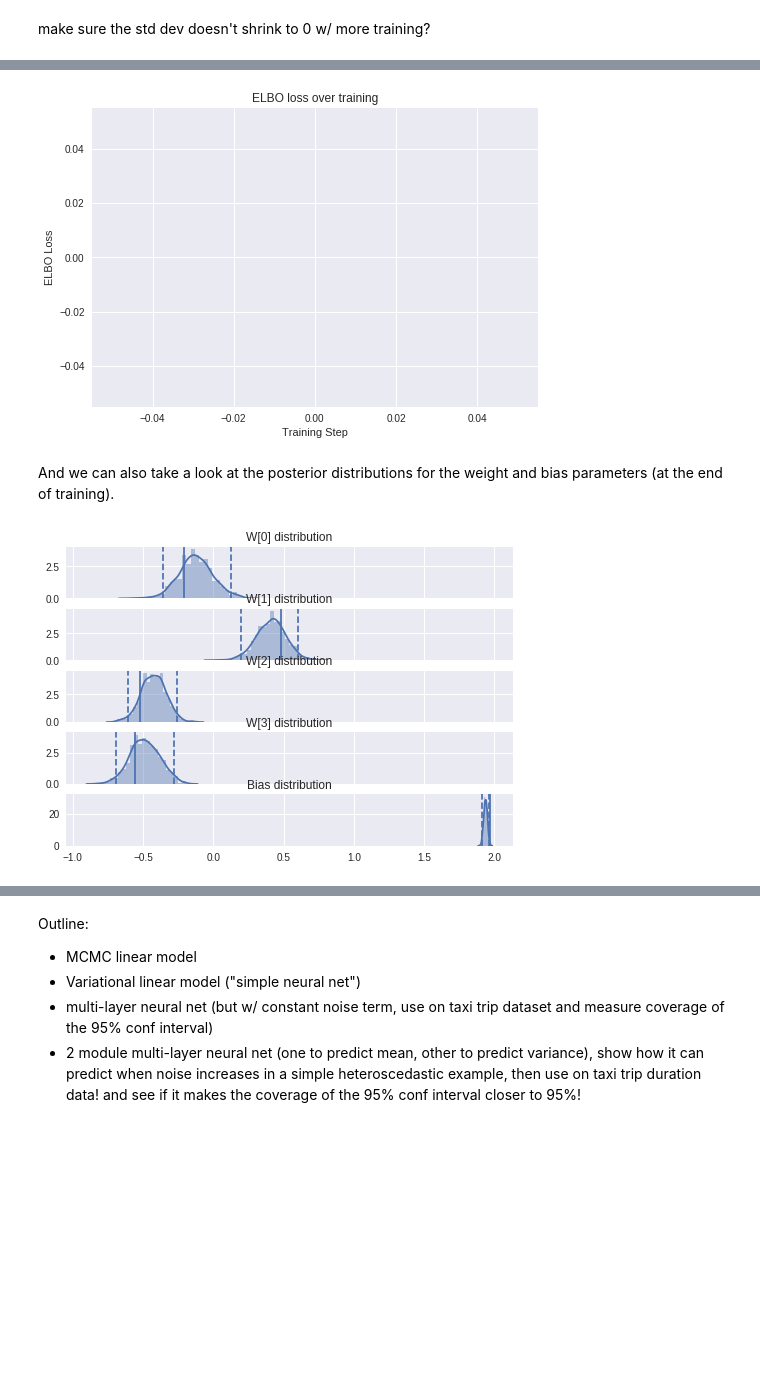
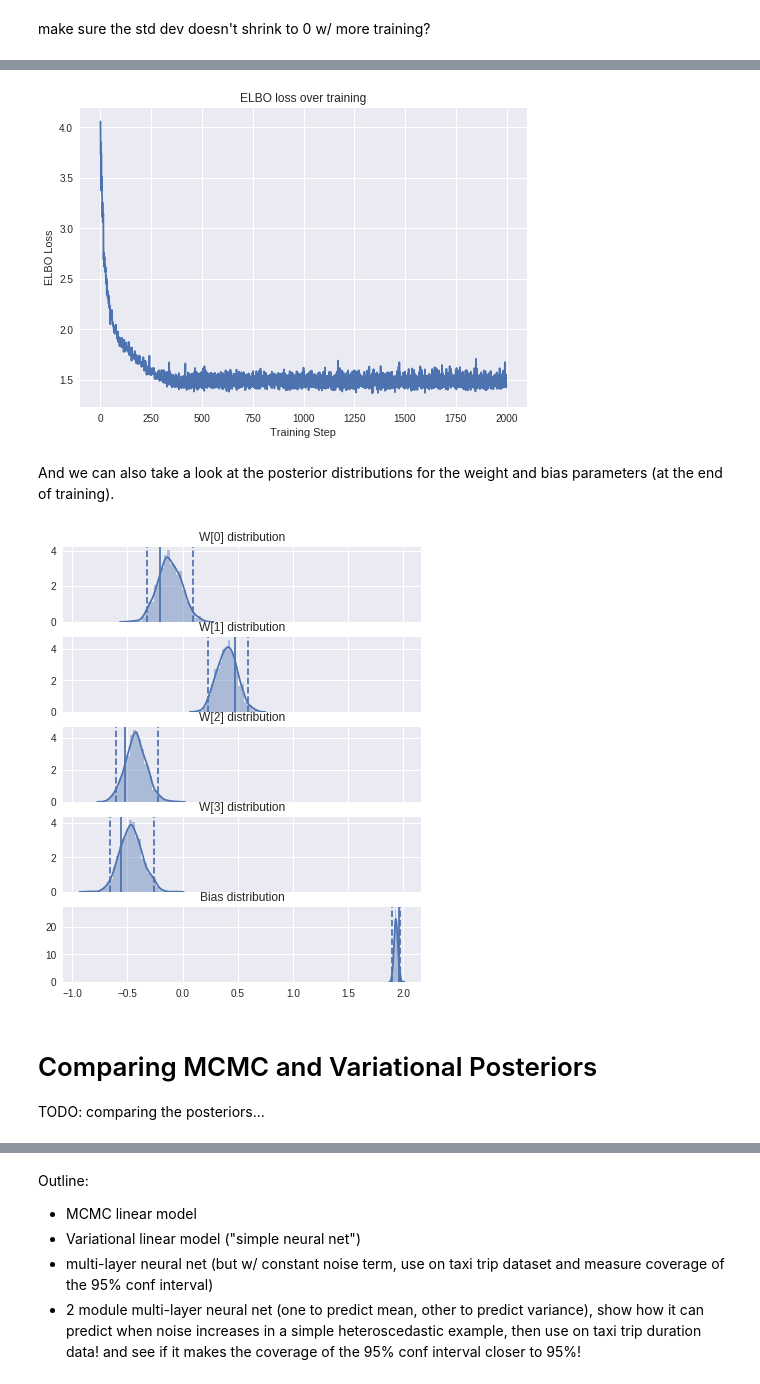
Before and after one commit to brendanhasz/tfp-bayesian-regression, a Jupyter notebook: TFP_Linear_Regression.ipynb, the cells around one changed output, grey strips where cells are left out. Cells and saved outputs as stored; diff of their text form; code cells hidden in the pictures; blank space fills up the shorter version.

Commit message:
Add comparison between MCMC and variational posteriors

```diff
--- a/TFP_Linear_Regression.ipynb
+++ b/TFP_Linear_Regression.ipynb
@@ -159,12 +159,14 @@ TODO: talk about looking @ posterior distribution
 dist is the posterior, solid line is true val, dotted lines show 95% conf interval
 # %%
 def chain_plot(data, title='', ax=None):
+  '''Plot both chain and posterior distribution'''
   if ax is None:
     ax = plt.gca()
   ax.plot(data)
   ax.title.set_text(title+" chain")
 
 def post_plot(data, title='', ax=None, true=None, prc=95):
+  '''Plot the posterior distribution given MCMC samples'''
   if ax is None:
     ax = plt.gca()
   sns.kdeplot(data, ax=ax, shade=True)
@@ -175,11 +177,11 @@ def post_plot(data, title='', ax=None, true=None, prc=95):
     ax.axvline(x=true)
 
 def chain_post_plot(data, title='', ax=None, true=None):
+  '''Plot a chain of MCMC samples'''
   chain_plot(data, title=title, ax=ax[0])
   post_plot(data, title=title, ax=ax[1], true=true)
 
 # Plot chains and distributions for coefficients
-plt.style.use("ggplot")
 fig, axes = plt.subplots(D+2, 2, sharex='col', sharey='col')
 fig.set_size_inches(10, 8)
 for i in range(D):
@@ -240,7 +242,7 @@ with tf.Session() as sess:
 
 # Plot random datapoints and their posterior predictive intervals
 sns.set()
-fig, axes = plt.subplots(4, 2, sharex='all', sharey='all')
+fig, axes = plt.subplots(4, 2, sharex='all')
 for i in range(4):
   for j in range(2):
     ix = i*2+j
@@ -337,3 +343,18 @@ TODO: net diagram
+# %%
+with tf.name_scope("linear_regression2", values=[x_vals]):
+  layer = tfp.layers.DenseFlipout(
+      units=1,
+      activation=None,
+      kernel_posterior_fn=tfp.layers.default_mean_field_normal_fn(),
+      bias_posterior_fn=tfp.layers.default_mean_field_normal_fn())
+  predictions = layer(x_vals)
+  noise_std = tfp.layers.DenseFlipout(
+      units=1,
+      activation=None,
+      kernel_posterior_fn=tfp.layers.default_mean_field_normal_fn(),
+      bias_posterior_fn=tfp.layers.default_mean_field_normal_fn())
+  pred_distribution = tfd.Normal(loc=predictions,
+                                 scale=noise_std(tf.reshape(tf.zeros([0]), [0, 0])))
 # %%
 def build_input_pipeline(x, y, batch_size):
   """Build a Dataset iterator for supervised classification.
@@ -370,7 +391,7 @@ with tf.name_scope("linear_regression", values=[x_vals]):
       kernel_posterior_fn=tfp.layers.default_mean_field_normal_fn(),
       bias_posterior_fn=tfp.layers.default_mean_field_normal_fn())
   predictions = layer(x_vals)
-  noise_std = tf.get_variable("noise_std", shape=[1])
+  noise_std = tf.get_variable("noise_std", initializer=tf.ones([1]))
   pred_distribution = tfd.Normal(loc=predictions, scale=noise_std)
 
 # Compute the -ELBO as the loss, averaged over the batch size
@@ -523,30 +544,35 @@ plt.ylabel('ELBO Loss')
 plt.title('ELBO loss over training')
 plt.show()
 # %% [output]
-[figure, old version]
+[figure, new version]
 # %% [markdown]
 And we can also take a look at the posterior distributions for the weight and bias parameters (at the end of training).
 # %%
 def post_plot(data, title='', ax=None, true=None, prc=95):
   if ax is None:
     ax = plt.gca()
   sns.distplot(data, ax=ax)
   ax.axvline(x=np.percentile(data, (100-prc)/2), linestyle='--')
   ax.axvline(x=np.percentile(data, 100-(100-prc)/2), linestyle='--')
   ax.title.set_text(title+" distribution")
   if true is not None:
     ax.axvline(x=true)
 
 # Plot weight posteriors
 sns.set()
 fig, axes = plt.subplots(D+1, 1, sharex=True)
+fig.set_size_inches(6.4, 8)
 for i in range(D):
   post_plot(w_post[:,i,0], title='W[{}]'.format(i),
             ax=axes[i], true=w_true[i])
 
 # Plot Bias posterior
 post_plot(b_post[:,0], title='Bias',
           ax=axes[D], true=b_true)
 plt.show()
 # %% [output]
-[figure, old version]
+[figure, new version]
+# %% [markdown]
+# Comparing MCMC and Variational Posteriors
+
+TODO: comparing the posteriors...
```
Also changed, not shown: parts of 15 cells of this notebook.
